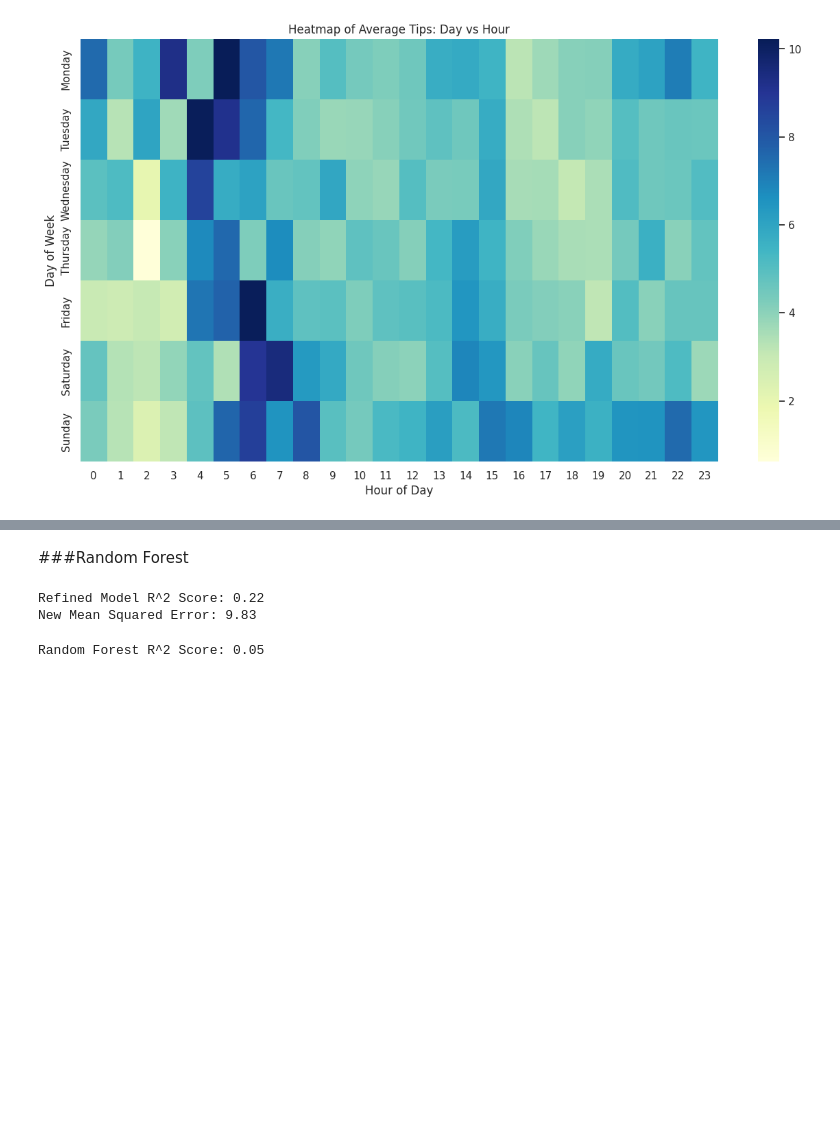
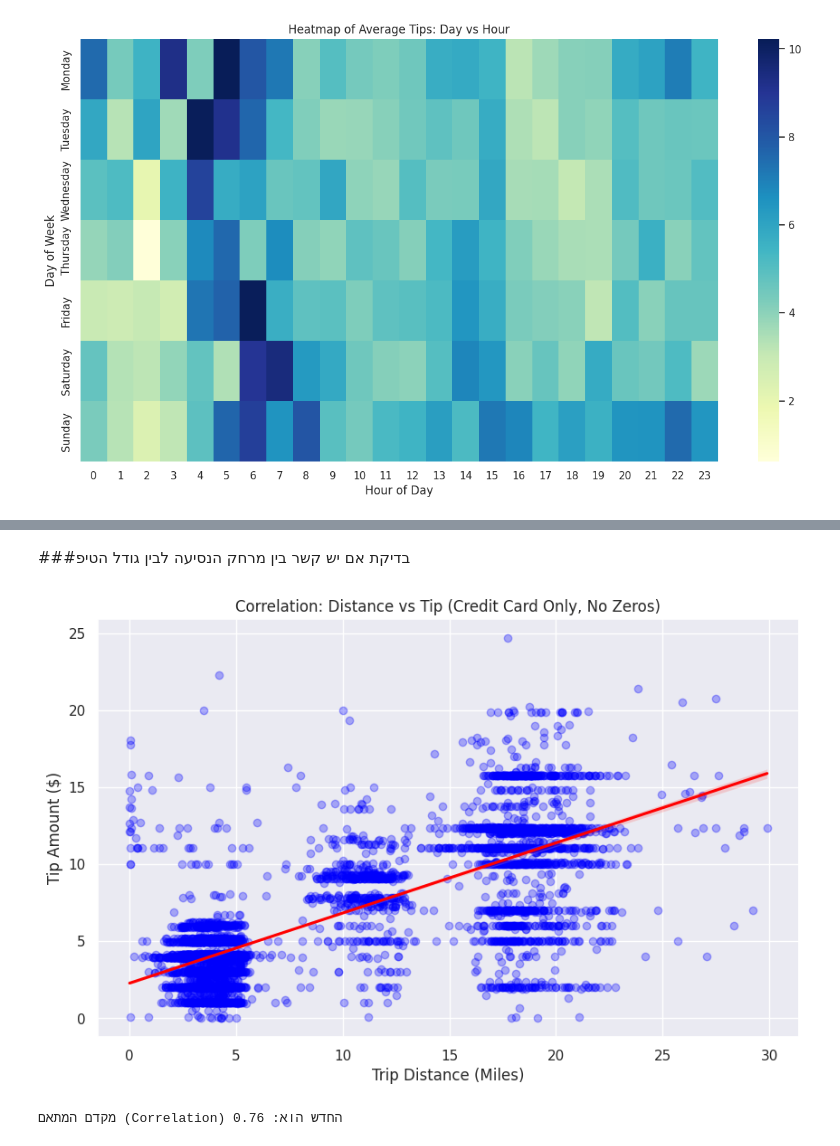
Before and after one commit to safaa12/new-york-taxi-trips, a Jupyter notebook: new_york_taxi_trips.ipynb, the cells around one changed output, grey strips where cells are left out. Drawn from its saved outputs; the diff is of its cells as text; code cells hidden in the pictures; blank space fills up the shorter version.

```diff
--- a/new_york_taxi_trips.ipynb
+++ b/new_york_taxi_trips.ipynb
@@ -188,30 +157,0 @@ Mean Squared Error: 18.53
-# %% [markdown]
-###Random Forest
-# %%
-# 1. מציאת רף החסימה לטיפ (האחוזון ה-95)
-tip_threshold = df_clean['tip_amount'].quantile(0.95)
-dist_threshold = df_clean['trip_distance'].quantile(0.95)
-
-# 2. יצירת סט נתונים "מזוקק" ללא חריגים קיצוניים
-df_refined = df_clean[
-    (df_clean['tip_amount'] < tip_threshold) &
-    (df_clean['trip_distance'] < dist_threshold)
-].copy()
-
-# 3. הכנת המשתנים מחדש
-X_refined = df_refined[['trip_distance', 'hour', 'is_rush_hour']]
-y_refined = df_refined['tip_amount']
-
-# 4. חלוקה ואימון מחדש (נחזור לרגרסיה ליניארית שהייתה יציבה יותר)
-X_train_r, X_test_r, y_train_r, y_test_r = train_test_split(X_refined, y_refined, test_size=0.2, random_state=42)
-
-model_refined = LinearRegression()
-model_refined.fit(X_train_r, y_train_r)
-
-# 5. בדיקת התוצאה החדשה
-y_pred_refined = model_refined.predict(X_test_r)
-print(f"Refined Model R^2 Score: {r2_score(y_test_r, y_pred_refined):.2f}")
-print(f"New Mean Squared Error: {mean_squared_error(y_test_r, y_pred_refined):.2f}")
-# %% [output]
-Refined Model R^2 Score: 0.22
-New Mean Squared Error: 9.83
@@ -221,12 +158,38 @@ df_refined = pd.get_dummies(df_refined, columns=['day_of_week'])
-# %%
-from sklearn.ensemble import RandomForestRegressor
-
-# יצירת מודל חזק יותר
-rf_model = RandomForestRegressor(n_estimators=100, random_state=42)
-rf_model.fit(X_train, y_train)
-
-# בדיקת ביצועים
-y_pred_rf = rf_model.predict(X_test)
-print(f"Random Forest R^2 Score: {r2_score(y_test, y_pred_rf):.2f}")
-# %% [output]
-Random Forest R^2 Score: 0.05
+# %% [markdown]
+###בדיקת אם יש קשר בין מרחק הנסיעה לבין גודל הטיפ
+# %%
+import matplotlib.pyplot as plt
+import seaborn as sns
+import pandas as pd
+
+# 1. סינון ראשוני - החלק הכי חשוב!
+# נניח ש-1 זה אשראי (סטנדרט במוניות ניו יורק). נסנן רק אשראי.
+df_clean = df_clean[df_clean['payment_type'] == 1].copy()
+
+# סינון נוסף: נעיף טיפים שהם 0 (אם המטרה היא לחזות גובה טיפ בהינתן שניתן טיפ)
+# או שנשאיר אותם אם רוצים לחזות הכל. לצורך הניסוי, בוא נסנן אותם כדי לראות את הקשר הנקי:
+df_clean = df_clean[df_clean['tip_amount'] > 0]
+
+# סינון חריגים קיצוניים כדי שהגרף יהיה ברור
+df_clean = df_clean[(df_clean['trip_distance'] < 30) & (df_clean['tip_amount'] < 25)]
+
+# 2. יצירת גרף המתאם הנקי
+plt.figure(figsize=(10, 6))
+
+# שימוש ב-regplot שמראה גם את הנקודות וגם את קו המגמה
+sns.regplot(x='trip_distance', y='tip_amount', data=df_clean,
+            scatter_kws={'alpha': 0.3, 'color': 'blue'}, # שקיפות לנקודות
+            line_kws={'color': 'red'}) # קו אדום בולט
+
+plt.title('Correlation: Distance vs Tip (Credit Card Only, No Zeros)')
+plt.xlabel('Trip Distance (Miles)')
+plt.ylabel('Tip Amount ($)')
+plt.grid(True)
+plt.show()
+
+# 3. בדיקה מהירה של הקורלציה המספרית
+correlation = df_clean['trip_distance'].corr(df_clean['tip_amount'])
+print(f"מקדם המתאם (Correlation) החדש הוא: {correlation:.2f}")
+# %% [output]
+[figure, added]
+מקדם המתאם (Correlation) החדש הוא: 0.76
```
Also changed, not shown: parts of 9 cells of this notebook.
